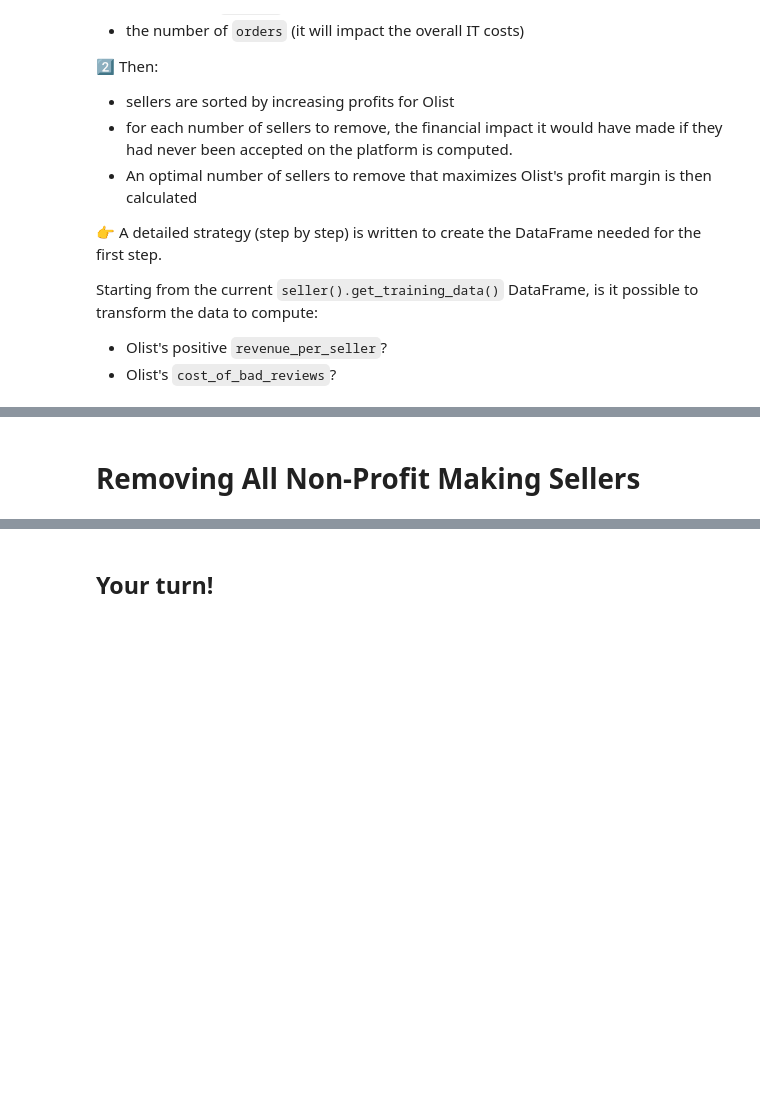
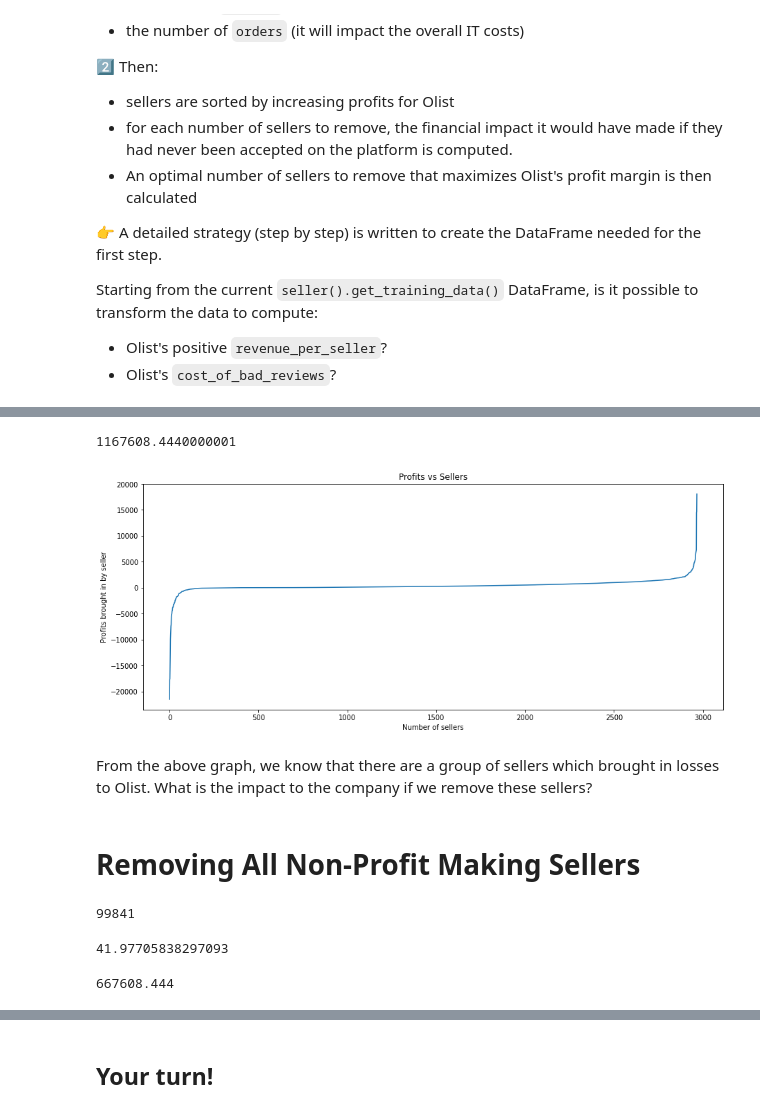
Before and after one commit to chongxe1991/olist_data_analysis, a Jupyter notebook: ceo_request.ipynb, the cells around one changed output, grey strips where cells are left out. Saved outputs shown, nothing was run; the diff lists cells and outputs as text; code cells hidden in the pictures; blank space fills up the shorter version.

```diff
--- a/ceo_request.ipynb
+++ b/ceo_request.ipynb
@@ -153,2 +60,22 @@ sellers2
+# %%
+#Total profits brought in by sellers
+sellers["profits"].sum()
+# %% [output]
+1167608.4440000001
+# %%
+#Sorting sellers according to the profits they brought in
+sellers_by_profits = sellers.sort_values(by = "profits")["profits"].reset_index()
+
+#Visualizing the sellers according to the sorted profits; the sellers which brings in the least profits/most losses on the left,
+#and sellers with the most profits on the right
+plt.figure(figsize = (15, 6))
+plt.plot(sellers_by_profits.index, sellers_by_profits["profits"])
+plt.title("Profits vs Sellers")
+plt.xlabel("Number of sellers")
+plt.ylabel("Profits brought in by seller");
+# %% [output]
+[figure, added]
+# %% [markdown]
+From the above graph, we know that there are a group of sellers which brought in losses to Olist. What is the impact to the company if we remove these sellers?
 # %% [markdown]
 # Removing All Non-Profit Making Sellers
@@ -163,0 +82,27 @@ y = [profit_1, profit_2]
+# %%
+#Total number of orders brought in by sellers
+sellers["n_orders"].sum()
+# %% [output]
+99841
+# %%
+#As the total IT costs amount to 500000 BRL, we use it as a simple way to find the factor of IT costs for each seller
+factor_per_seller = 500000 / (sellers["n_orders"]** 0.5).sum()
+
+factor_per_seller
+# %% [output]
+41.97705838297093
+# %%
+sellers_df = sellers.copy()
+
+#Calculating IT costs for each seller
+sellers_df["it_costs"] = sellers_df["n_orders"]** 0.5 * factor_per_seller
+
+#Calculating net profits for each seller after deducting the IT cost
+sellers_df["net_profits"] = sellers_df["profits"] - sellers_df["it_costs"]
+
+sellers_df
+
+#Calculating the total net profit from all sellers after deducting IT costs
+sellers_df["net_profits"].sum()
+# %% [output]
+667608.444
```
Also changed, not shown: parts of 59 cells of this notebook.
